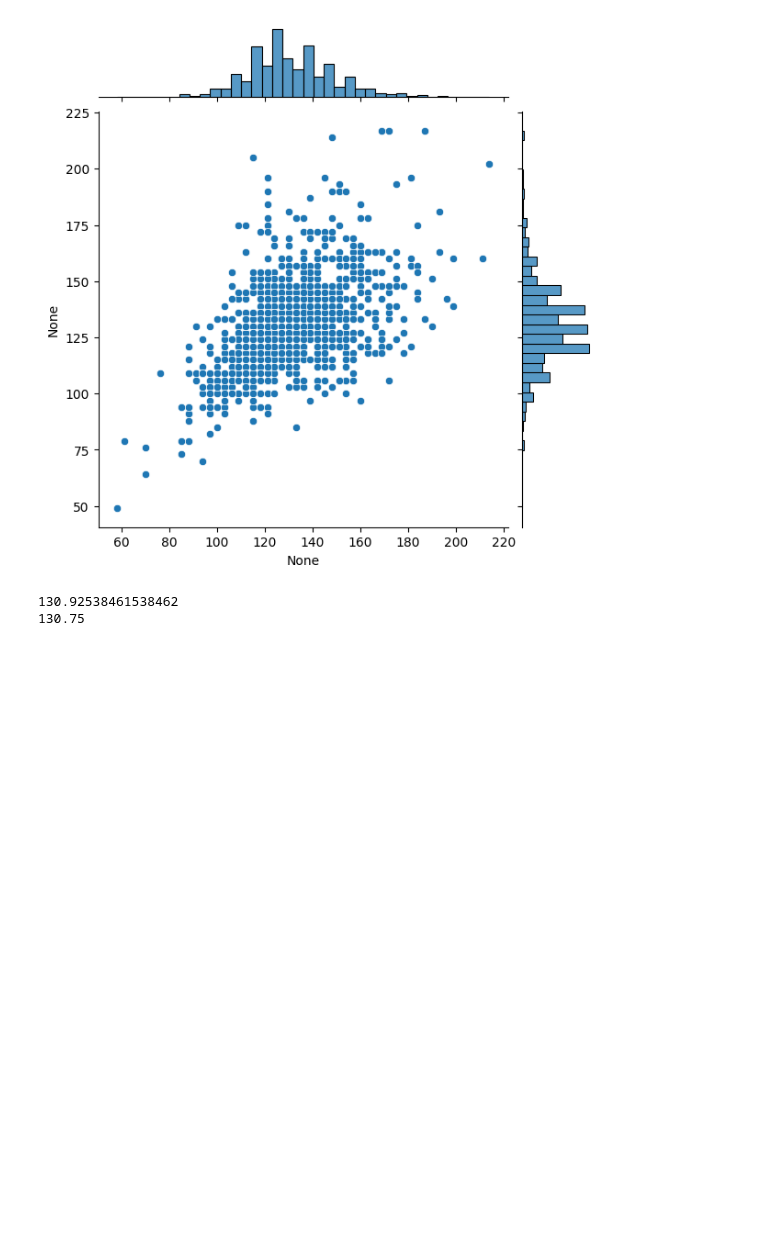
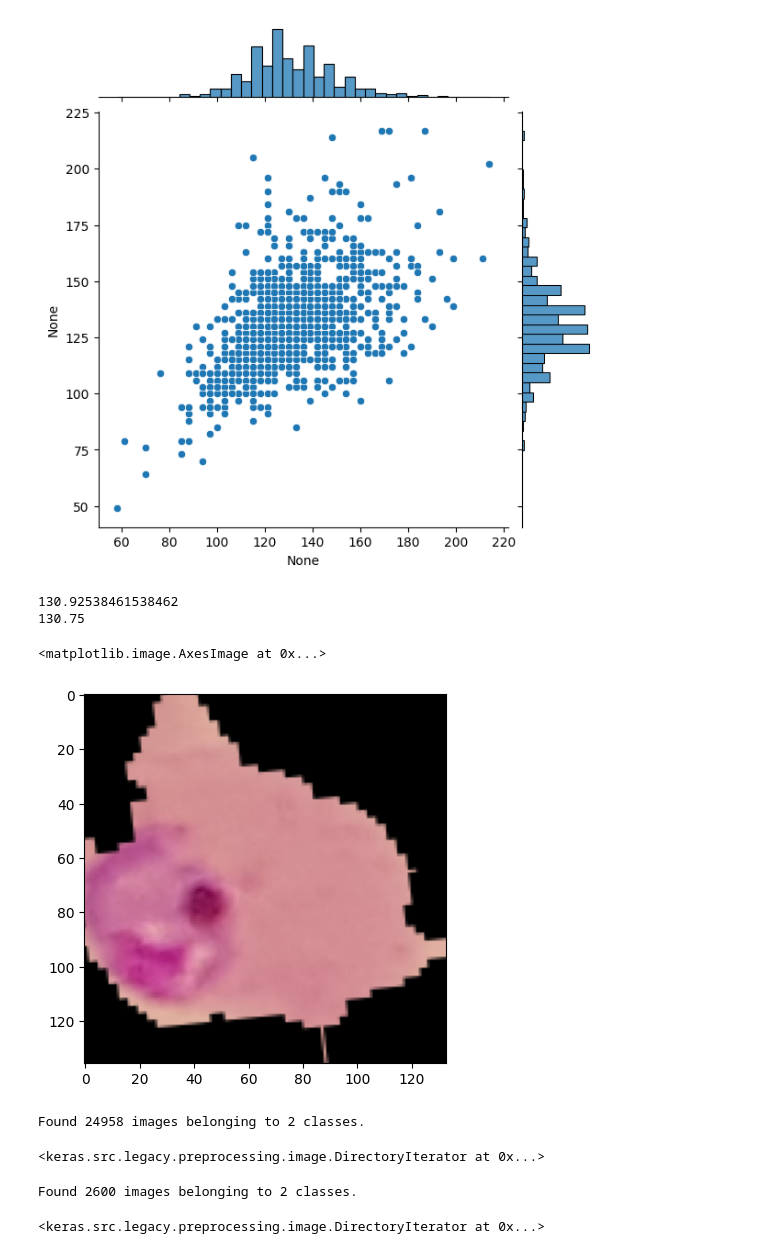
Before and after one commit to higorcamelo/tensor-keras-curso, a Jupyter notebook: CNN/Cell CNN/cell_cnn.ipynb, the cells around one changed output. Cells and saved outputs as stored; diff of their text form; code cells hidden in the pictures; blank space fills up the shorter version.

```diff
--- a/CNN/Cell CNN/cell_cnn.ipynb
+++ b/CNN/Cell CNN/cell_cnn.ipynb
@@ -70,0 +73,19 @@ image_shape = (130,130,3)
+# %%
+image_gen = ImageDataGenerator(rotation_range=20, width_shift_range=0.1, height_shift_range=0.1, rescale=1/255, shear_range=0.1, zoom_range=0.1, horizontal_flip=True, fill_mode='nearest')
+# %%
+para_cell = imread(para_cell)
+plt.imshow(image_gen.random_transform(para_cell)) # example of a transformed image
+# %% [output]
+<matplotlib.image.AxesImage at 0x...>
+[figure, added]
+# %%
+image_gen.flow_from_directory(train_path) # flow from directory
+# 2 classes, parasitized and uninfected
+# %% [output]
+Found 24958 images belonging to 2 classes.
+<keras.src.legacy.preprocessing.image.DirectoryIterator at 0x...>
+# %%
+image_gen.flow_from_directory(test_path) # flow from directory
+# %% [output]
+Found 2600 images belonging to 2 classes.
+<keras.src.legacy.preprocessing.image.DirectoryIterator at 0x...>
```
Also changed, not shown: parts of 22 cells of this notebook.
